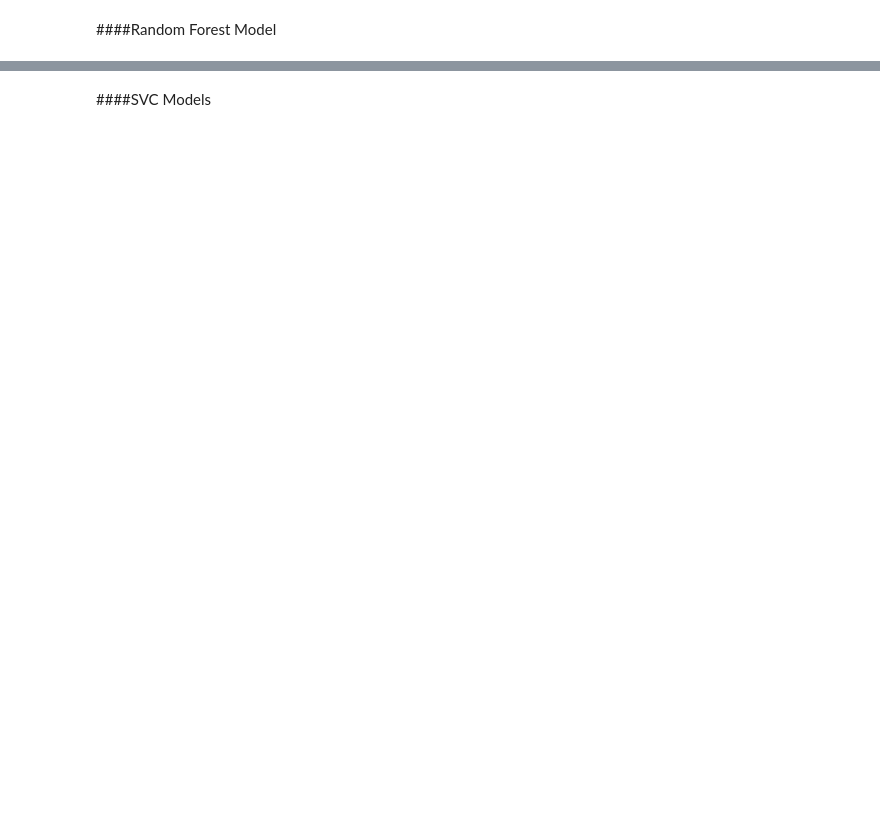
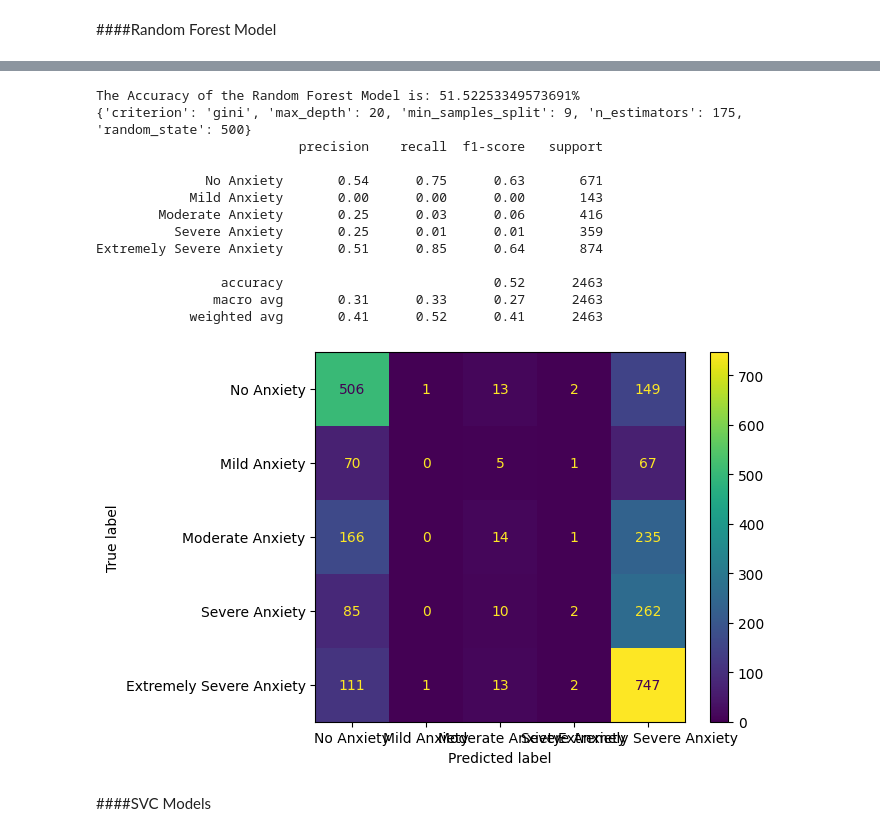
Before and after one commit to SeanWallinger/DataScienceProject, a Jupyter notebook: Data_Science_Project.ipynb, the cells around one changed output, grey strips where cells are left out. Drawn from its saved outputs; the diff is of its cells as text; code cells hidden in the pictures; blank space fills up the shorter version.

```diff
--- a/Data_Science_Project.ipynb
+++ b/Data_Science_Project.ipynb
@@ -1660,10 +1663,10 @@ plt.show()
 ####Random Forest Model
 # %%
 RandForClaPar = {
-    'n_estimators': [175, 200, 225],
+    'n_estimators': [125, 150, 175, 200],
     'criterion': ['gini'],
-    'max_depth': [20,23,25],
-    'min_samples_split': [7,8,9],
+    'max_depth': [18,20,23],
+    'min_samples_split': [7,8,9,10],
     'random_state':[randnum],
     }
 
@@ -1676,9 +1679,10 @@ print(f'The Accuracy of the Random Forest Model is: {AModel_Acc2*100}%')
 print(AnxCalModel2.best_params_)
 
 AMod2Pred = AnxCalModel2.predict(X_HoldClaset)
-print(classification_report(A_HoldClaset, AMod2Pred))
+print(classification_report(A_HoldClaset, AMod2Pred, target_names=AnxClassNames))
 
-ConMax = confusion_matrix(A_HoldClaset, AMod2Pred, labels=AnxClassNames)
+ConMax = confusion_matrix(A_HoldClaset, AMod2Pred)
 disp = ConfusionMatrixDisplay(confusion_matrix=ConMax, display_labels=AnxClassNames)
 disp.plot()
 plt.show()
+# %% [output]
@@ -1685,3 +1690,17 @@ plt.show()
+The Accuracy of the Random Forest Model is: 51.52253349573691%
+{'criterion': 'gini', 'max_depth': 20, 'min_samples_split': 9, 'n_estimators': 175, 'random_state': 500}
+                          precision    recall  f1-score   support
+
+              No Anxiety       0.54      0.75      0.63       671
+            Mild Anxiety       0.00      0.00      0.00       143
+        Moderate Anxiety       0.25      0.03      0.06       416
+          Severe Anxiety       0.25      0.01      0.01       359
+Extremely Severe Anxiety       0.51      0.85      0.64       874
+
+                accuracy                           0.52      2463
+               macro avg       0.31      0.33      0.27      2463
+            weighted avg       0.41      0.52      0.41      2463
+[figure, added]
 # %% [markdown]
 ####SVC Models
 # %%
```
Also changed, not shown: parts of 64 cells of this notebook.
